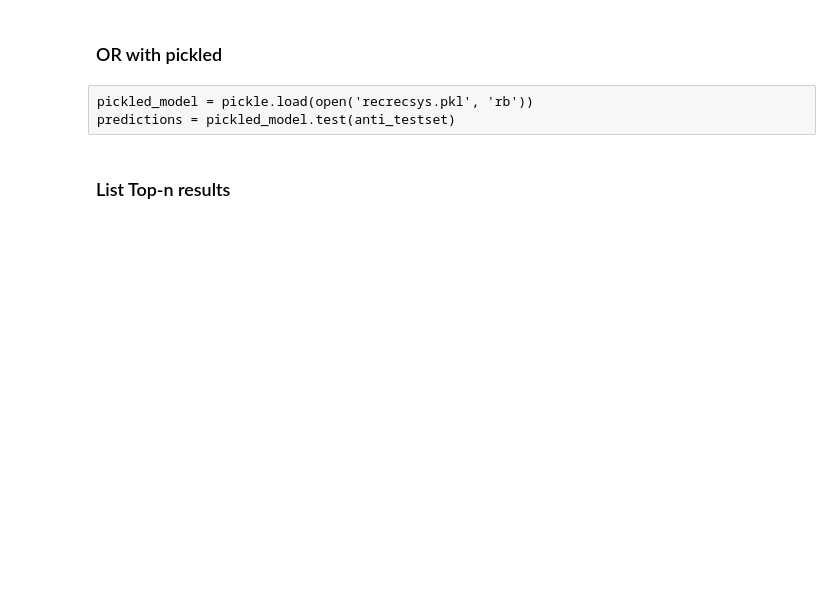
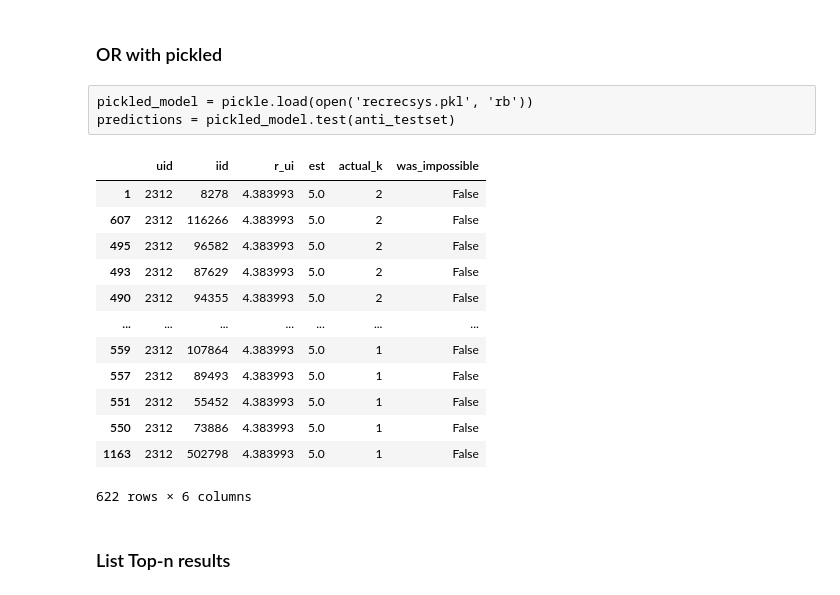
Before and after one commit to davoszabo/flutter-django-recipeapp, a Jupyter notebook: model/notebooks/recipes_model-reviews.ipynb, the cells around one changed output. Drawn from its saved outputs; the diff is of its cells as text; code cells hidden in the pictures; blank space fills up the shorter version.

```diff
--- a/model/notebooks/recipes_model-reviews.ipynb
+++ b/model/notebooks/recipes_model-reviews.ipynb
@@ -280,3 +407,19 @@ predictions = pickled_model.test(anti_testset)
+# %%
+pred
+# %% [output]
+|  | uid | iid | r_ui | est | actual_k | was_impossible |
+| 1 | 2312 | 8278 | 4.383993 | 5.0 | 2 | False |
+| 607 | 2312 | 116266 | 4.383993 | 5.0 | 2 | False |
+| 495 | 2312 | 96582 | 4.383993 | 5.0 | 2 | False |
+| 493 | 2312 | 87629 | 4.383993 | 5.0 | 2 | False |
+| 490 | 2312 | 94355 | 4.383993 | 5.0 | 2 | False |
+| ... | ... | ... | ... | ... | ... | ... |
+| 559 | 2312 | 107864 | 4.383993 | 5.0 | 1 | False |
+| 557 | 2312 | 89493 | 4.383993 | 5.0 | 1 | False |
+| 551 | 2312 | 55452 | 4.383993 | 5.0 | 1 | False |
+| 550 | 2312 | 73886 | 4.383993 | 5.0 | 1 | False |
+| 1163 | 2312 | 502798 | 4.383993 | 5.0 | 1 | False |
+622 rows × 6 columns
 # %% [markdown]
 ### List Top-n results
 # %%
```
Also changed, not shown: parts of 81 cells of this notebook, 31 other files.
